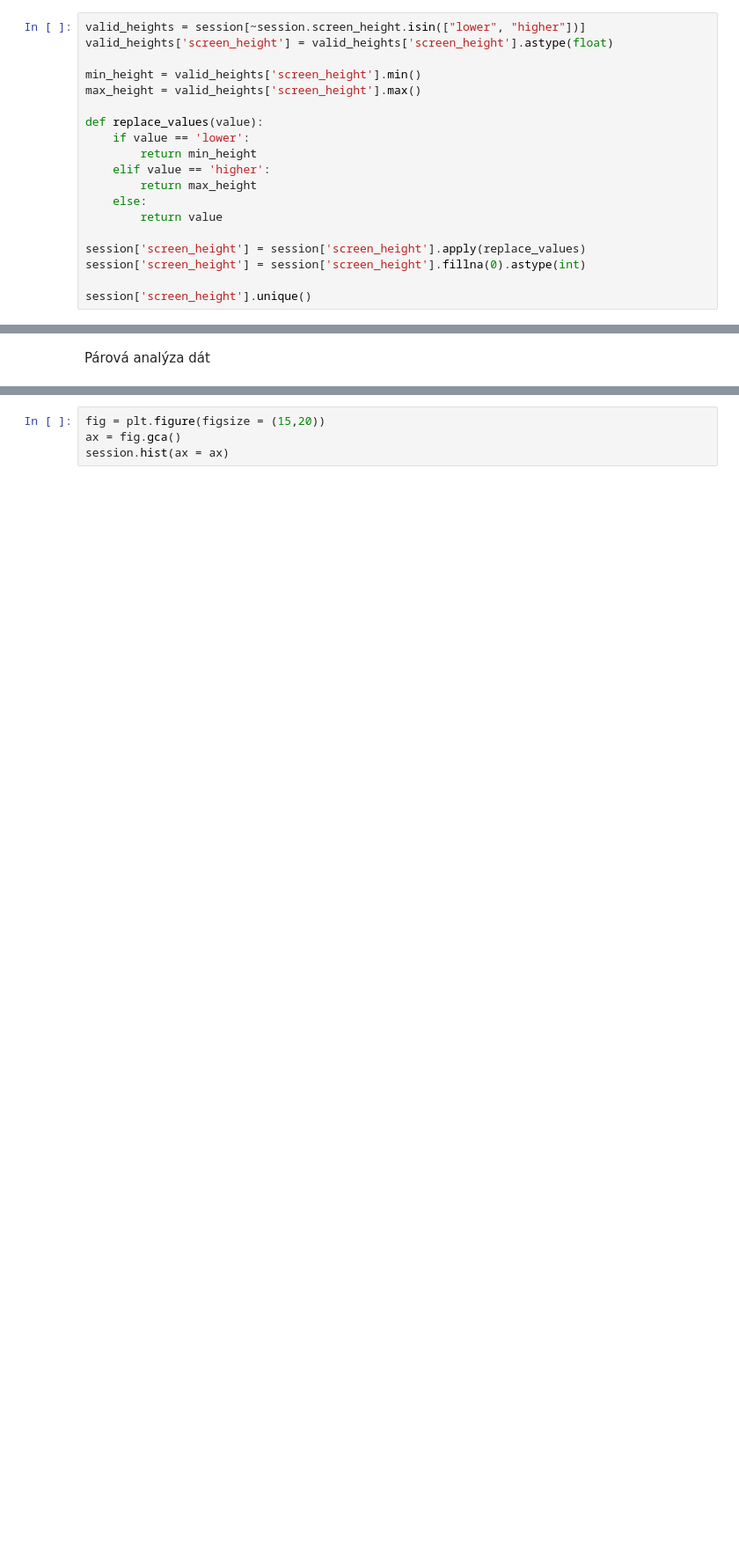
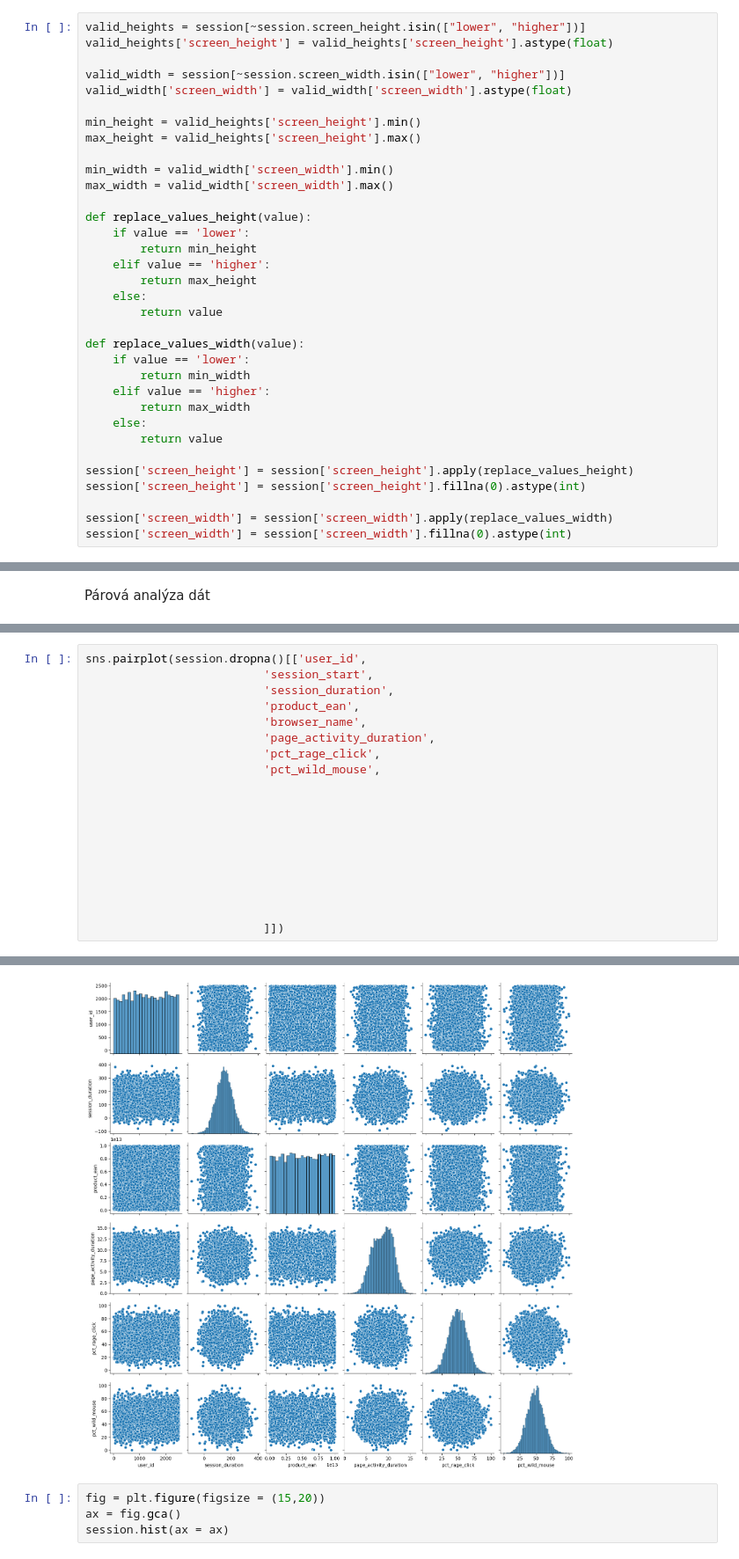
Before and after one commit to LukasLovas/IAU_Project_LL_DL, a Jupyter notebook: zadanie_1_časť.ipynb, the cells around one changed output, grey strips where cells are left out. Shown at 88% size. Saved outputs shown, nothing was run; the diff lists cells and outputs as text; blank space fills up the shorter version.

```diff
--- a/zadanie_1_časť.ipynb
+++ b/zadanie_1_časť.ipynb
@@ -390,10 +379,16 @@ podľa analýzy typov atribútov datasetu je možné vidieť nasledovné zlepše
 valid_heights = session[~session.screen_height.isin(["lower", "higher"])]
 valid_heights['screen_height'] = valid_heights['screen_height'].astype(float)
 
+valid_width = session[~session.screen_width.isin(["lower", "higher"])]
+valid_width['screen_width'] = valid_width['screen_width'].astype(float)
+
 min_height = valid_heights['screen_height'].min()
 max_height = valid_heights['screen_height'].max()
 
-def replace_values(value):
+min_width = valid_width['screen_width'].min()
+max_width = valid_width['screen_width'].max()
+
+def replace_values_height(value):
     if value == 'lower':
         return min_height
     elif value == 'higher':
@@ -401,8 +396,17 @@ def replace_values(value):
     else:
         return value
 
-session['screen_height'] = session['screen_height'].apply(replace_values)
+def replace_values_width(value):
+    if value == 'lower':
+        return min_width
+    elif value == 'higher':
+        return max_width
+    else:
+        return value
+
+session['screen_height'] = session['screen_height'].apply(replace_values_height)
 session['screen_height'] = session['screen_height'].fillna(0).astype(int)
 
-session['screen_height'].unique()
+session['screen_width'] = session['screen_width'].apply(replace_values_width)
+session['screen_width'] = session['screen_width'].fillna(0).astype(int)
 # %% [output]
@@ -551,0 +645,20 @@ ValueError: could not convert string to float: 'Čajkovského 3\r\n203 70 Karoli
+# %%
+sns.pairplot(session.dropna()[['user_id',
+                          'session_start',
+                          'session_duration',
+                          'product_ean',
+                          'browser_name',
+                          'page_activity_duration',
+                          'pct_rage_click',
+                          'pct_wild_mouse',
+
+
+
+
+
+
+
+
+
+                          ]])
+# %% [output]
@@ -552,3 +666,4 @@ ValueError: could not convert string to float: 'Čajkovského 3\r\n203 70 Karoli
+[figure, added]
 # %%
 fig = plt.figure(figsize = (15,20))
 ax = fig.gca()
```
Also changed, not shown: parts of 28 cells of this notebook.
